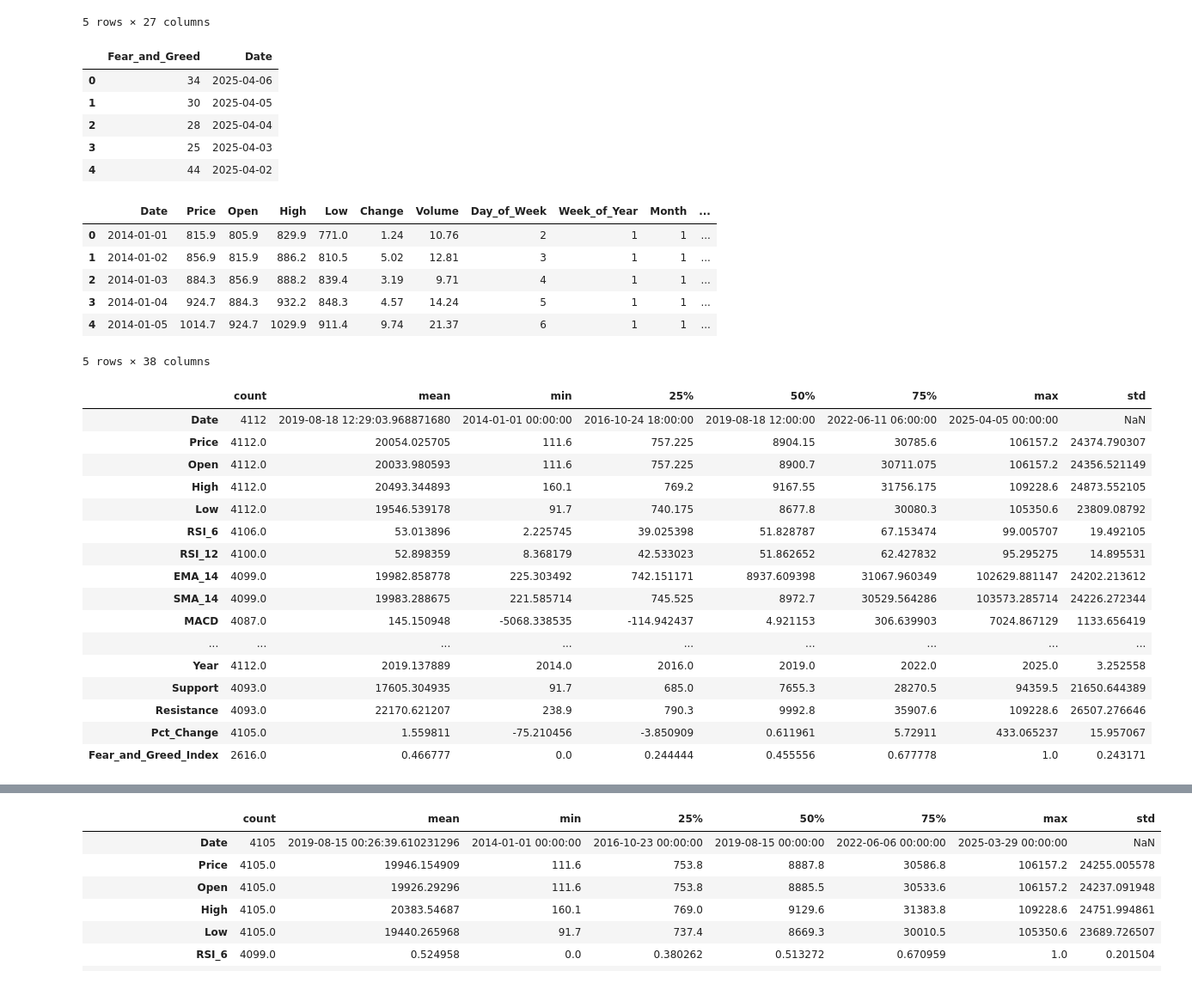
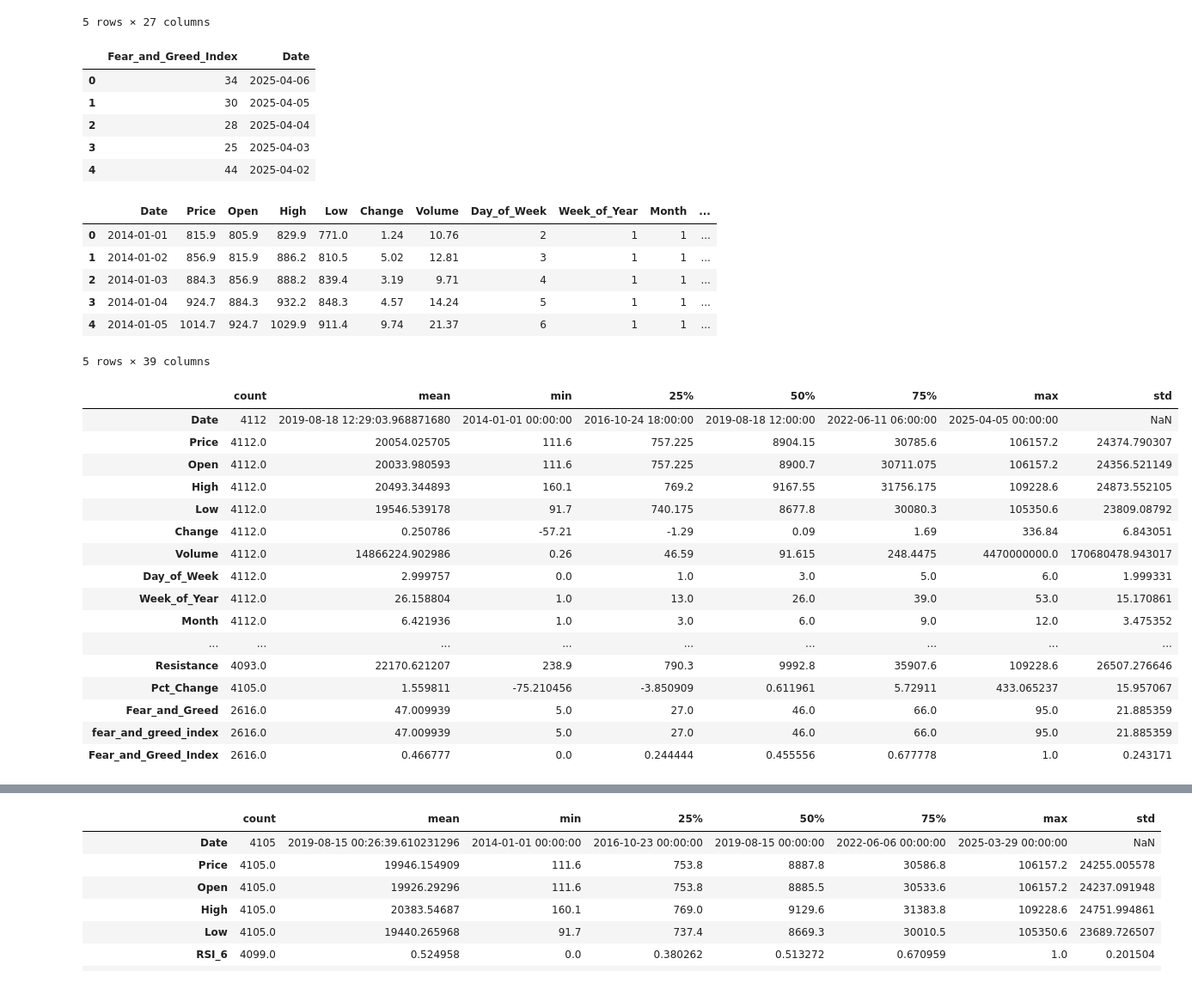
Before and after one commit to ArthurChan-1111/Bitcoin_prediction, a Jupyter notebook: Master_dataset.ipynb, the cells around one changed output, grey strips where cells are left out. Shown at 86% size. Drawn from its saved outputs; the diff is of its cells as text; code cells hidden in the pictures.

```diff
--- a/Master_dataset.ipynb
+++ b/Master_dataset.ipynb
@@ -200,9 +200,6 @@ btc_data["Resistance"] = btc_data["High"].rolling(window=20).max()  # Highest hi
 # %%
 # Calculate the percentage price change over the next 7 days (Target Variable for Regression)
 btc_data["Pct_Change"] = ((btc_data["Price"].shift(-7) - btc_data["Price"]) / btc_data["Price"]) * 100
-# %%
-# Reset index
-btc_data.reset_index(drop=True, inplace=True)
 # %%
 btc_data.info()
 # %% [output]
@@ -247,14 +245,14 @@ btc_data.tail()
 #draw the data from the fear and greed index
 fear_and_greed_index = pd.read_csv('fear_and_greed_index.csv')
 # rename the date column in fear_and_greed_index to Date
-fear_and_greed_index.rename(columns={"date": "Date", "value": "Fear_and_Greed"}, inplace=True)
+fear_and_greed_index.rename(columns={"date": "Date", "value": "Fear_and_Greed_Index"}, inplace=True)
 # convert the date column to datetime
 fear_and_greed_index["Date"] = pd.to_datetime(fear_and_greed_index["Date"], format="%Y-%m-%d")
 # dropping the timestamp, value_classification, time_until_update columns
 fear_and_greed_index.drop(columns=["timestamp", "value_classification", "time_until_update"], inplace=True)
 fear_and_greed_index.head()
 # %% [output]
-|  | Fear_and_Greed | Date |
+|  | Fear_and_Greed_Index | Date |
 | 0 | 34 | 2025-04-06 |
 | 1 | 30 | 2025-04-05 |
 | 2 | 28 | 2025-04-04 |
@@ -271,30 +269,28 @@ btc_data.head()
 | 2 | 2014-01-03 | 884.3 | 856.9 | 888.2 | 839.4 | 3.19 | 9.71 | 4 | 1 | 1 | ... |
 | 3 | 2014-01-04 | 924.7 | 884.3 | 932.2 | 848.3 | 4.57 | 14.24 | 5 | 1 | 1 | ... |
 | 4 | 2014-01-05 | 1014.7 | 924.7 | 1029.9 | 911.4 | 9.74 | 21.37 | 6 | 1 | 1 | ... |
-5 rows × 38 columns
+5 rows × 39 columns
 # %%
-# rename the value column to Fear_and_Greed_Index
-btc_data.rename(columns={"value": "Fear_and_Greed_Index"}, inplace=True)
 # normalize the Fear_and_Greed_Index column
 btc_data["Fear_and_Greed_Index"] = (btc_data["Fear_and_Greed_Index"] - btc_data["Fear_and_Greed_Index"].min()) / (btc_data["Fear_and_Greed_Index"].max() - btc_data["Fear_and_Greed_Index"].min())
 btc_data.describe().T
 # %% [output]
 |  | count | mean | min | 25% | 50% | 75% | max | std |
 | Date | 4112 | 2019-08-18 12:29:03.968871680 | 2014-01-01 00:00:00 | 2016-10-24 18:00:00 | 2019-08-18 12:00:00 | 2022-06-11 06:00:00 | 2025-04-05 00:00:00 | NaN |
 | Price | 4112.0 | 20054.025705 | 111.6 | 757.225 | 8904.15 | 30785.6 | 106157.2 | 24374.790307 |
 | Open | 4112.0 | 20033.980593 | 111.6 | 757.225 | 8900.7 | 30711.075 | 106157.2 | 24356.521149 |
 | High | 4112.0 | 20493.344893 | 160.1 | 769.2 | 9167.55 | 31756.175 | 109228.6 | 24873.552105 |
 | Low | 4112.0 | 19546.539178 | 91.7 | 740.175 | 8677.8 | 30080.3 | 105350.6 | 23809.08792 |
-| RSI_6 | 4106.0 | 53.013896 | 2.225745 | 39.025398 | 51.828787 | 67.153474 | 99.005707 | 19.492105 |
-| RSI_12 | 4100.0 | 52.898359 | 8.368179 | 42.533023 | 51.862652 | 62.427832 | 95.295275 | 14.895531 |
-| EMA_14 | 4099.0 | 19982.858778 | 225.303492 | 742.151171 | 8937.609398 | 31067.960349 | 102629.881147 | 24202.213612 |
-| SMA_14 | 4099.0 | 19983.288675 | 221.585714 | 745.525 | 8972.7 | 30529.564286 | 103573.285714 | 24226.272344 |
-| MACD | 4087.0 | 145.150948 | -5068.338535 | -114.942437 | 4.921153 | 306.639903 | 7024.867129 | 1133.656419 |
+| Change | 4112.0 | 0.250786 | -57.21 | -1.29 | 0.09 | 1.69 | 336.84 | 6.843051 |
+| Volume | 4112.0 | 14866224.902986 | 0.26 | 46.59 | 91.615 | 248.4475 | 4470000000.0 | 170680478.943017 |
+| Day_of_Week | 4112.0 | 2.999757 | 0.0 | 1.0 | 3.0 | 5.0 | 6.0 | 1.999331 |
+| Week_of_Year | 4112.0 | 26.158804 | 1.0 | 13.0 | 26.0 | 39.0 | 53.0 | 15.170861 |
+| Month | 4112.0 | 6.421936 | 1.0 | 3.0 | 6.0 | 9.0 | 12.0 | 3.475352 |
 | ... | ... | ... | ... | ... | ... | ... | ... | ... |
-| Year | 4112.0 | 2019.137889 | 2014.0 | 2016.0 | 2019.0 | 2022.0 | 2025.0 | 3.252558 |
-| Support | 4093.0 | 17605.304935 | 91.7 | 685.0 | 7655.3 | 28270.5 | 94359.5 | 21650.644389 |
 | Resistance | 4093.0 | 22170.621207 | 238.9 | 790.3 | 9992.8 | 35907.6 | 109228.6 | 26507.276646 |
 | Pct_Change | 4105.0 | 1.559811 | -75.210456 | -3.850909 | 0.611961 | 5.72911 | 433.065237 | 15.957067 |
+| Fear_and_Greed | 2616.0 | 47.009939 | 5.0 | 27.0 | 46.0 | 66.0 | 95.0 | 21.885359 |
+| fear_and_greed_index | 2616.0 | 47.009939 | 5.0 | 27.0 | 46.0 | 66.0 | 95.0 | 21.885359 |
 | Fear_and_Greed_Index | 2616.0 | 0.466777 | 0.0 | 0.244444 | 0.455556 | 0.677778 | 1.0 | 0.243171 |
 # %%
 # Add two columns for extreme fear and extreme greed
```
Also changed, not shown: parts of 13 cells of this notebook.
